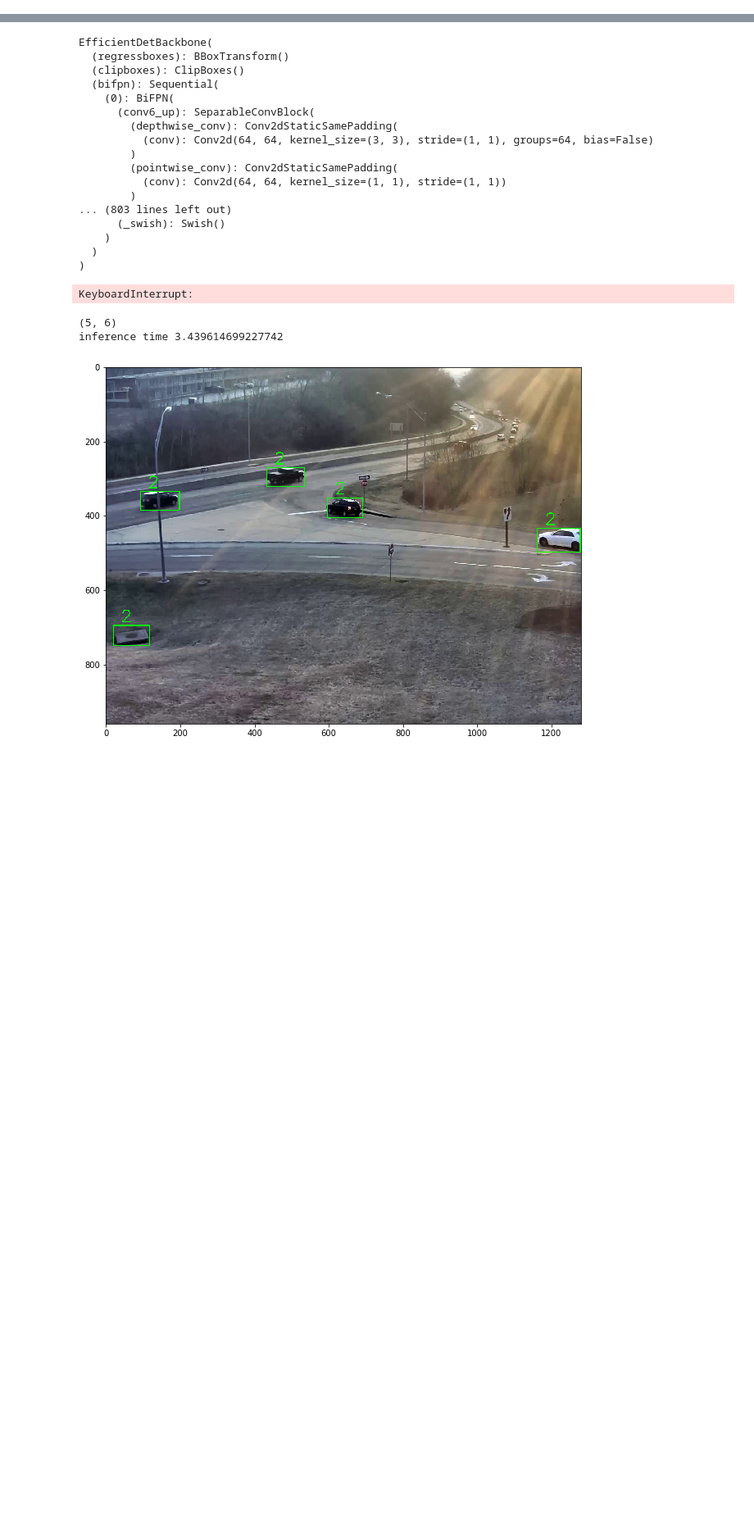
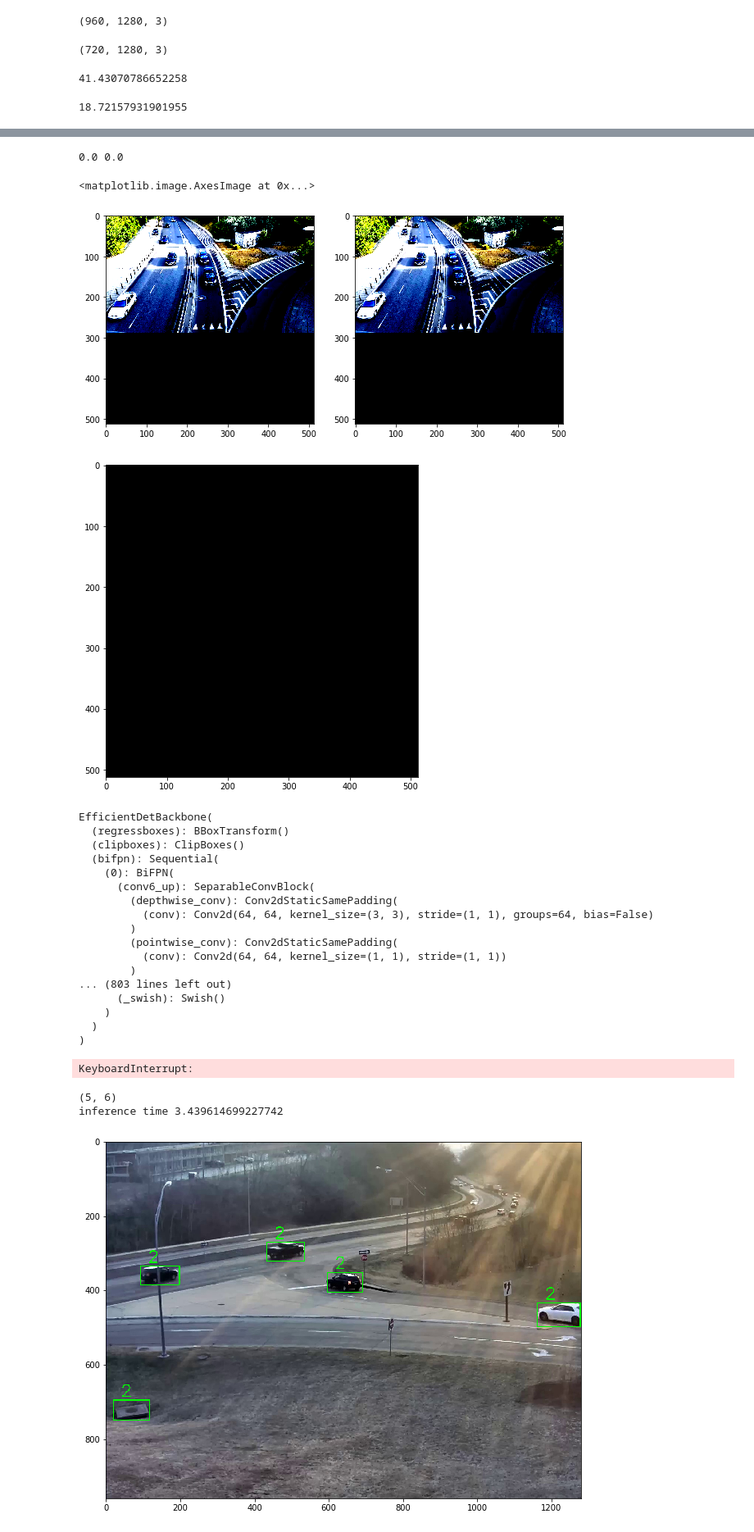
Before and after one commit to lyn1874/efficient_traffic_count_on_edge_devices, a Jupyter notebook: convert_onnx.ipynb, the cells around one changed output, grey strips where cells are left out. Shown at 82% size. Cells and saved outputs as stored; diff of their text form; code cells hidden in the pictures; blank space fills up the shorter version.

```diff
--- a/convert_onnx.ipynb
+++ b/convert_onnx.ipynb
@@ -19,3 +19,52 @@ input_size = [512, 640, 768, 896, 1024, 1280, 1280, 1536]
 sample_batch_size = 1
 device = torch.device("cpu")
 onnx_name = "onnx_efficientdet_d%d.onnx" % compound_coef
+# %%
+cv2.imread('/project_scratch/bo/normal_data/aic2020/AIC20_track1/Dataset_A_Frame/cam_1_dawn/frame_%08d.jpg' % 2).shape
+# %% [output]
+(960, 1280, 3)
+# %%
+sample.shape
+# %% [output]
+(720, 1280, 3)
+# %%
+import utils.utils as input_utils
+import cv2
+imp.reload(input_utils)
+sample = cv2.imread("frames/clip/frame_00000020.jpg")[:,:,::-1]/255.0
+time_i = time.time()
+for i in range(10):
+    img_tensor, img_shape = input_utils.preprocess_t3(sample, 512)
+print(10.0 / (time.time() - time_i))
+# %% [output]
+41.43070786652258
+# %%
+img_path="frames/clip/frame_00000020.jpg"
+time_i = time.time()
+for i in range(10):
+    ori_imgs, framed_imgs, \
+        framed_metas = input_utils.preprocess(img_path, max_size=input_size[compound_coef])
+    x = torch.from_numpy(framed_imgs[0]).to(device).unsqueeze(0).permute(0, 3, 1, 2)
+
+print(10.0/ (time.time() - time_i))
+# %% [output]
+18.72157931901955
+# %%
+def to_numpy(tensor):
+    return tensor.detach().cpu().numpy() if tensor.requires_grad else tensor.cpu().numpy()
+
+diff = (to_numpy(x) - to_numpy(img_tensor))
+
+print(diff.min(), diff.max())
+import matplotlib.pyplot as plt
+x_orig = np.transpose(to_numpy(x)[0], (1, 2, 0))
+x_after = np.transpose(to_numpy(img_tensor)[0], (1, 2, 0))
+
+fig = plt.figure(figsize=(10, 7))
+for i, s_im in enumerate([x_orig, x_after]):
+    ax = fig.add_subplot(1, 2, i+1)
+    ax.imshow(s_im)
+fig = plt.figure(figsize=(10, 7))
+ax = fig.add_subplot(111)
+ax.imshow(abs(x_orig - x_after))
+# %% [output]
@@ -22,3 +73,7 @@ onnx_name = "onnx_efficientdet_d%d.onnx" % compound_coef
+0.0 0.0
+<matplotlib.image.AxesImage at 0x...>
+[figure, added]
+[figure, added]
 # %%
 params = yaml.safe_load(open(f'parameter/{project_name}.yml'))
 obj_list = params['obj_list']
```
Also changed, not shown: parts of 2 cells of this notebook, 4 other files.
